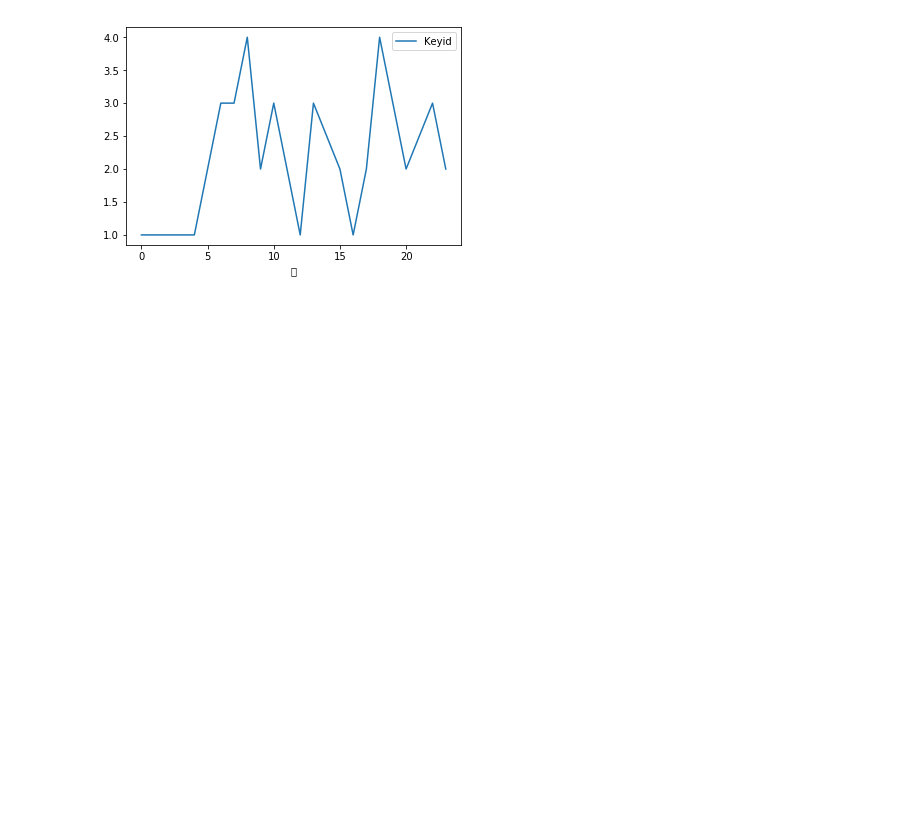
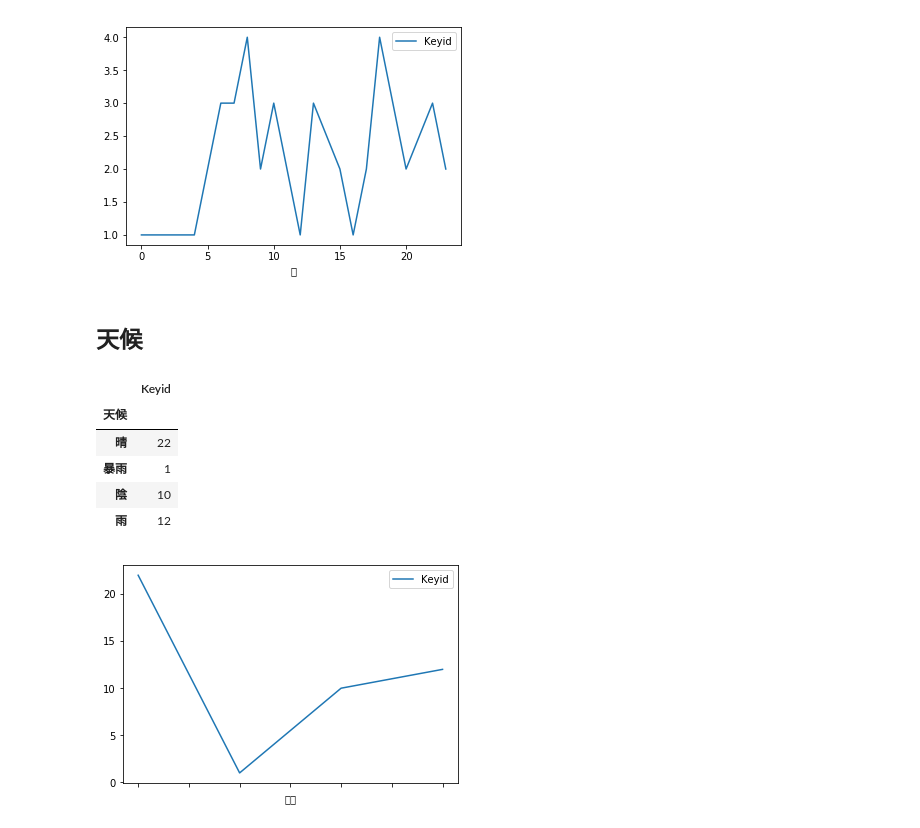
Before and after one commit to joannachou713/Etc-competition, a Jupyter notebook: 道路狀況.ipynb, the cells around one changed output. Cells and saved outputs as stored; diff of their text form; code cells hidden in the pictures; blank space fills up the shorter version.

Commit message:
add week graph

```diff
--- a/道路狀況.ipynb
+++ b/道路狀況.ipynb
@@ -53,7 +54,21 @@ df.loc[df.視距==1, '視距'] = '不良（彎道）'
 df.loc[df.視距==6, '視距'] = '不良（其他）'
 df.loc[df.視距==7, '視距'] = '良好'
 
-df =df[['Keyid','總編號','日期', '時','公路','公里', '公尺', '車道方向', '車道位置', '速限','道路型態',
+df.loc[df.光線==1, '光線'] = '日間自然光線'
+df.loc[df.光線==2, '光線'] = '晨或暮光'
+df.loc[df.光線==3, '光線'] = '夜間或隧道地下道涵洞、無照明'
+df.loc[df.光線==4, '光線'] = '夜間或隧道地下道涵洞、有照明'
+
+df.loc[df.天候==1, '天候'] = '暴雨'
+df.loc[df.天候==2, '天候'] = '強風'
+df.loc[df.天候==3, '天候'] = '風沙'
+df.loc[df.天候==4, '天候'] = '霧或煙'
+df.loc[df.天候==5, '天候'] = '雪'
+df.loc[df.天候==6, '天候'] = '雨'
+df.loc[df.天候==7, '天候'] = '陰'
+df.loc[df.天候==8, '天候'] = '晴'
+
+df =df[['Keyid','總編號','日期', '時','公路','公里', '公尺','天候','光線', '車道方向', '車道位置', '速限','道路型態',
     '事故位置', '路面鋪裝', '路面狀態', '路面缺陷', '障礙物', '視距','CASE_NO']]
 
 df.to_csv('filtered.csv', encoding='big5')
@@ -108,3 +127,17 @@ df_hour.groupby(['時']).count().plot()
 # %% [output]
 <matplotlib.axes._subplots.AxesSubplot at 0x...>
 [figure]
+# %% [markdown]
+## 天候
+# %%
+df_weather = df[['天候', 'Keyid']]
+df_weather.groupby(['天候']).count().plot(use_index=True)
+df_weather.groupby(['天候']).count()
+# %% [output]
+|  | Keyid |
+| 天候 |  |
+| 晴 | 22 |
+| 暴雨 | 1 |
+| 陰 | 10 |
+| 雨 | 12 |
+[figure, added]
```
Also changed, not shown: parts of 7 cells of this notebook.
